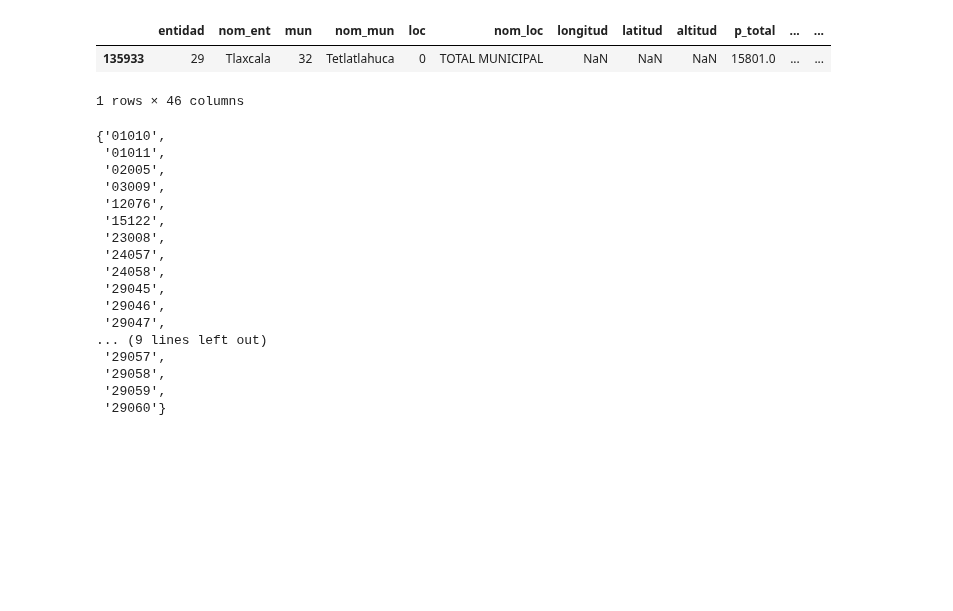
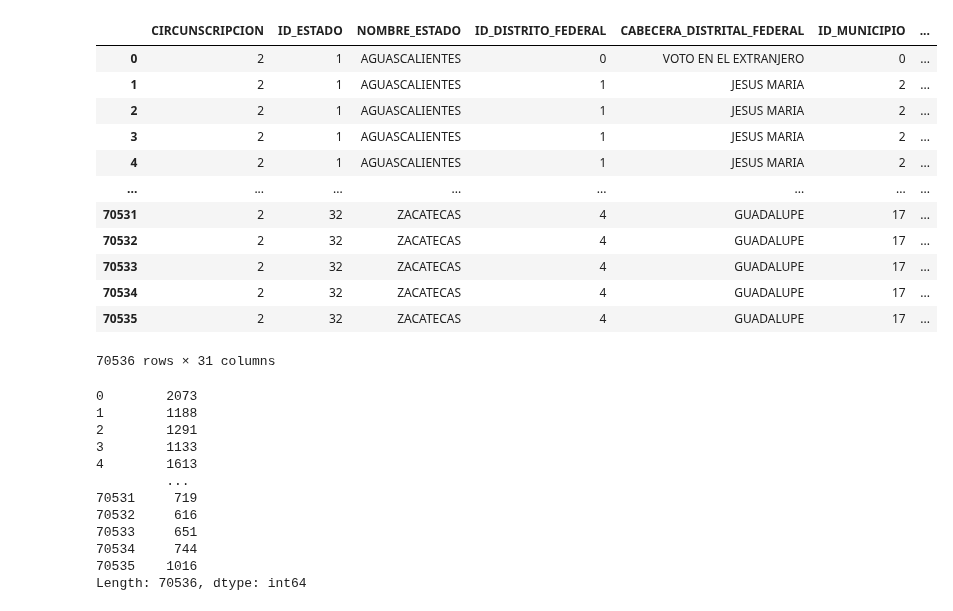
Before and after one commit to RodolfoFigueroa/census_processing, a Jupyter notebook: main.ipynb, the cells around one changed output. Cells and saved outputs as stored; diff of their text form; code cells hidden in the pictures; blank space fills up the shorter version.

```diff
--- a/main.ipynb
+++ b/main.ipynb
@@ -83,30 +10,16 @@ df_1990.loc[lambda df: (df["entidad"] == 29) & (df["mun"] != 0) & (df["loc"] ==
-# %%
-df_1990[
-    lambda df: (
-        (df["loc"] == 0) & (df["nom_mun"].str.casefold().str.contains("tetlatlahuca"))
-    )
-]
-# %% [output]
-|  | entidad | nom_ent | mun | nom_mun | loc | nom_loc | longitud | latitud | altitud | p_total | ... | ... |
-| 135933 | 29 | Tlaxcala | 32 | Tetlatlahuca | 0 | TOTAL MUNICIPAL | NaN | NaN | NaN | 15801.0 | ... | ... |
-1 rows × 46 columns
-# %%
-muns_1995 - muns_1990
-# %% [output]
-{'01010',
- '01011',
- '02005',
- '03009',
- '12076',
- '15122',
- '23008',
- '24057',
- '24058',
- '29045',
- '29046',
- '29047',
-... (9 lines left out)
- '29057',
- '29058',
- '29059',
- '29060'}
+# %%
+with (
+    zipfile.ZipFile(data_path / "raws" / "INE" / "PRESIDENCIA_2024.zip") as zf,
+    tempfile.TemporaryDirectory() as tmpdir,
+):
+    zf.extractall(tmpdir)
+    fpath = Path(tmpdir) / "PRESIDENCIA_2024" / "CSV" / "2024_SEE_PRE_NAL_SEC.csv"
+    df = pd.read_csv(fpath, encoding="latin1")
+
+df.columns = df.columns.str.replace("ï»¿", "")
+df = df.assign(
+    CVEGEO=lambda df: (
+        df["ID_ESTADO"].astype(str).str.zfill(2)
+        + df["ID_MUNICIPIO"].astype(str).str.zfill(3)
+    )
+)
@@ -112,0 +37,31 @@ muns_1995 - muns_1990
+# %%
+df
+# %% [output]
+|  | CIRCUNSCRIPCION | ID_ESTADO | NOMBRE_ESTADO | ID_DISTRITO_FEDERAL | CABECERA_DISTRITAL_FEDERAL | ID_MUNICIPIO | ... |
+| 0 | 2 | 1 | AGUASCALIENTES | 0 | VOTO EN EL EXTRANJERO | 0 | ... |
+| 1 | 2 | 1 | AGUASCALIENTES | 1 | JESUS MARIA | 2 | ... |
+| 2 | 2 | 1 | AGUASCALIENTES | 1 | JESUS MARIA | 2 | ... |
+| 3 | 2 | 1 | AGUASCALIENTES | 1 | JESUS MARIA | 2 | ... |
+| 4 | 2 | 1 | AGUASCALIENTES | 1 | JESUS MARIA | 2 | ... |
+| ... | ... | ... | ... | ... | ... | ... | ... |
+| 70531 | 2 | 32 | ZACATECAS | 4 | GUADALUPE | 17 | ... |
+| 70532 | 2 | 32 | ZACATECAS | 4 | GUADALUPE | 17 | ... |
+| 70533 | 2 | 32 | ZACATECAS | 4 | GUADALUPE | 17 | ... |
+| 70534 | 2 | 32 | ZACATECAS | 4 | GUADALUPE | 17 | ... |
+| 70535 | 2 | 32 | ZACATECAS | 4 | GUADALUPE | 17 | ... |
+70536 rows × 31 columns
+# %%
+df[vote_cols].sum(axis=1)
+# %% [output]
+0        2073
+1        1188
+2        1291
+3        1133
+4        1613
+         ...
+70531     719
+70532     616
+70533     651
+70534     744
+70535    1016
+Length: 70536, dtype: int64
```
Also changed, not shown: parts of 8 cells of this notebook, 2 other files.
